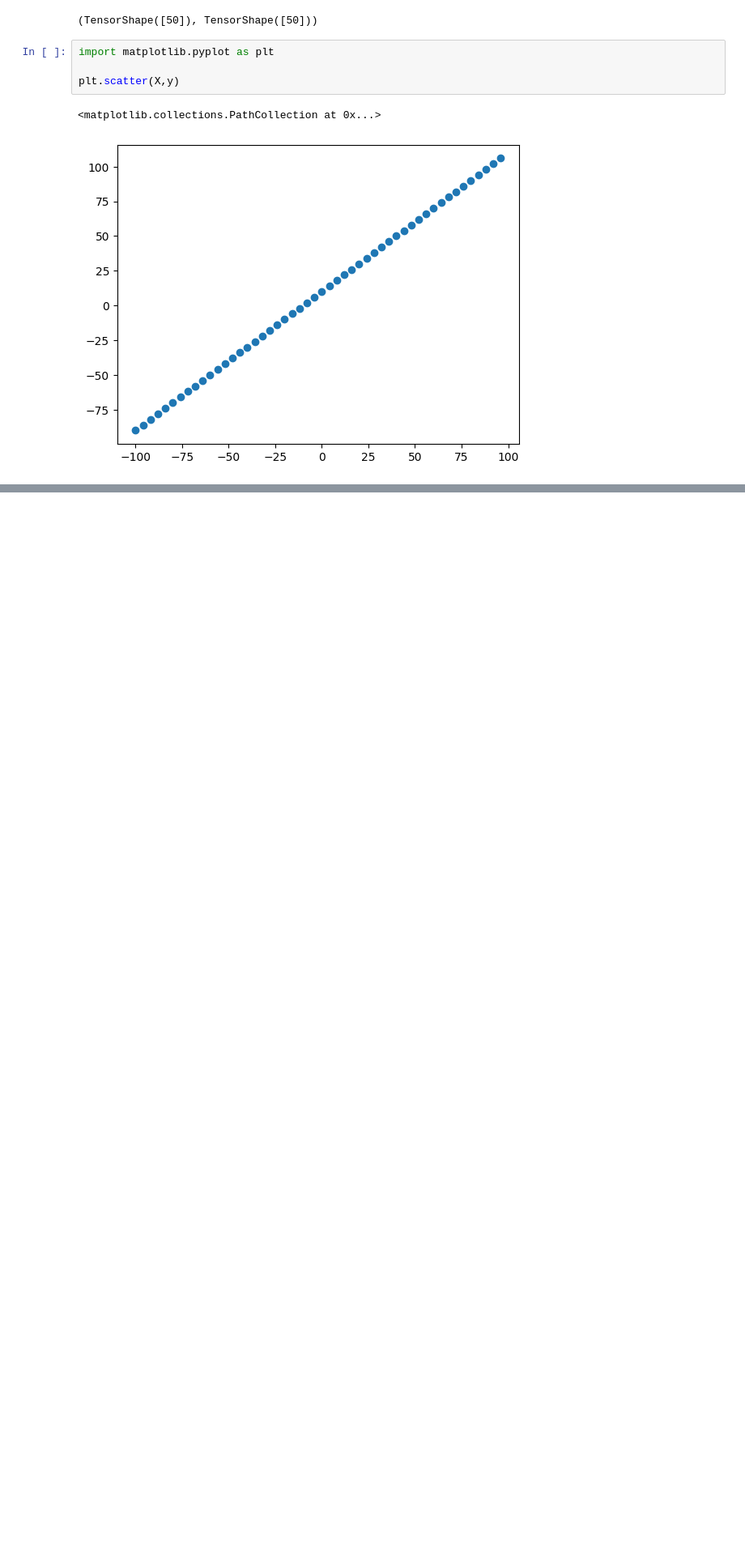
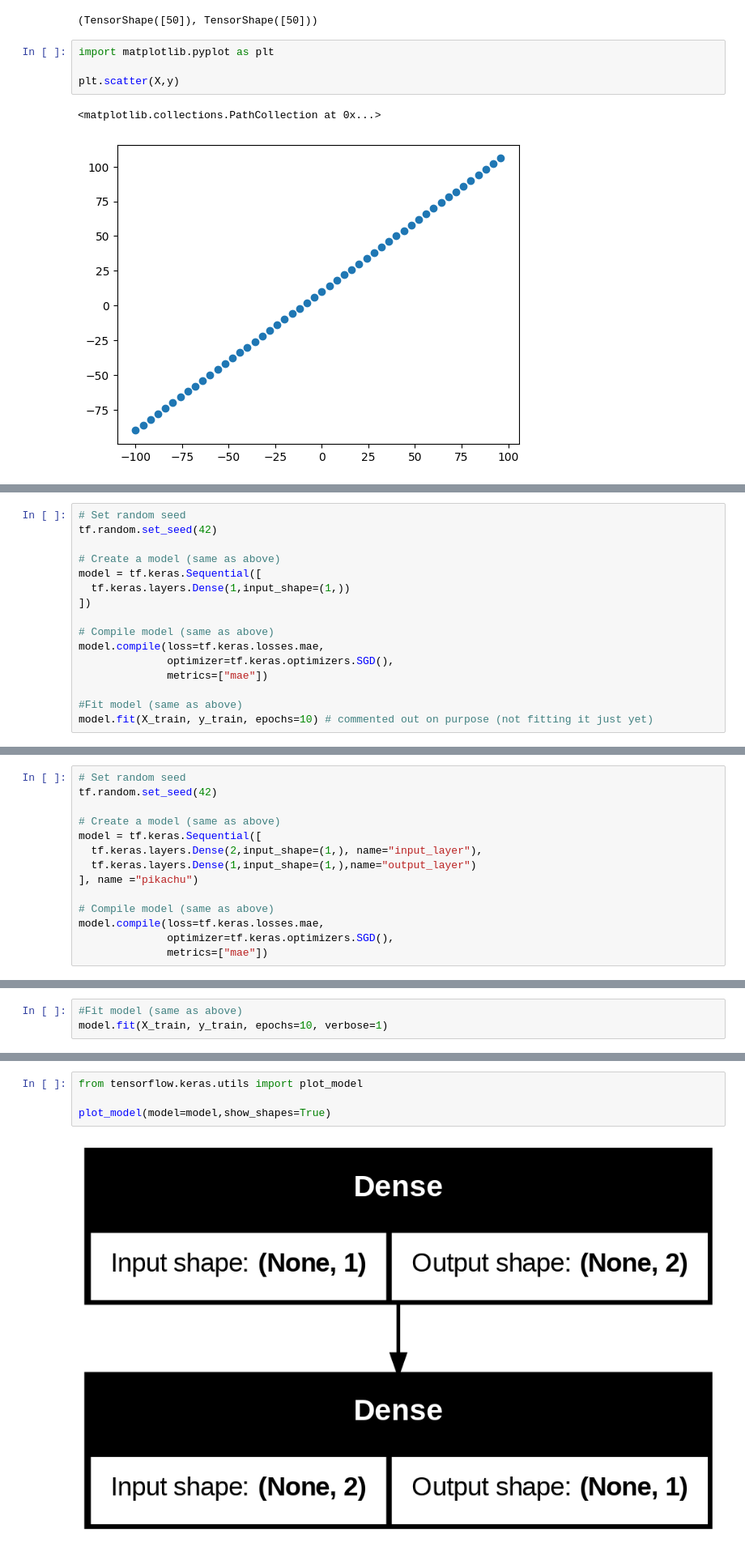
Before and after one commit to ADML003/Tensorflow, a Jupyter notebook: 01_NEURAL_NETWORK_REGRESSION_with_TF.ipynb, the cells around one changed output, grey strips where cells are left out. Shown: that part at 81% size. Drawn from its saved outputs; the diff is of its cells as text; blank space fills up the shorter version.

```diff
--- a/01_NEURAL_NETWORK_REGRESSION_with_TF.ipynb
+++ b/01_NEURAL_NETWORK_REGRESSION_with_TF.ipynb
@@ -278,0 +312,16 @@ plt.scatter(X,y)
+# %%
+# Set random seed
+tf.random.set_seed(42)
+
+# Create a model (same as above)
+model = tf.keras.Sequential([
+  tf.keras.layers.Dense(1,input_shape=(1,))
+])
+
+# Compile model (same as above)
+model.compile(loss=tf.keras.losses.mae,
+              optimizer=tf.keras.optimizers.SGD(),
+              metrics=["mae"])
+
+#Fit model (same as above)
+model.fit(X_train, y_train, epochs=10) # commented out on purpose (not fitting it just yet)
@@ -278,0 +383,14 @@ plt.scatter(X,y)
+# %%
+# Set random seed
+tf.random.set_seed(42)
+
+# Create a model (same as above)
+model = tf.keras.Sequential([
+  tf.keras.layers.Dense(2,input_shape=(1,), name="input_layer"),
+  tf.keras.layers.Dense(1,input_shape=(1,),name="output_layer")
+], name ="pikachu")
+
+# Compile model (same as above)
+model.compile(loss=tf.keras.losses.mae,
+              optimizer=tf.keras.optimizers.SGD(),
+              metrics=["mae"])
@@ -278,0 +411,3 @@ plt.scatter(X,y)
+# %%
+#Fit model (same as above)
+model.fit(X_train, y_train, epochs=10, verbose=1)
@@ -278,0 +436,6 @@ plt.scatter(X,y)
+# %%
+from tensorflow.keras.utils import plot_model
+
+plot_model(model=model,show_shapes=True)
+# %% [output]
+[figure, added]
```
Also changed, not shown: parts of 20 cells of this notebook.
